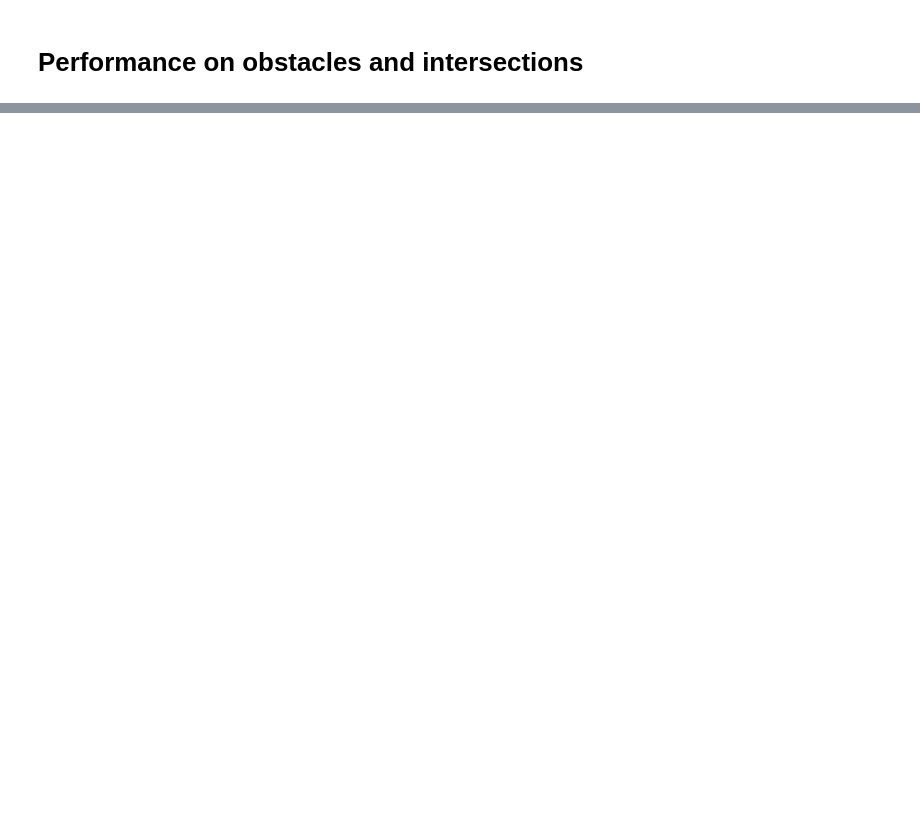
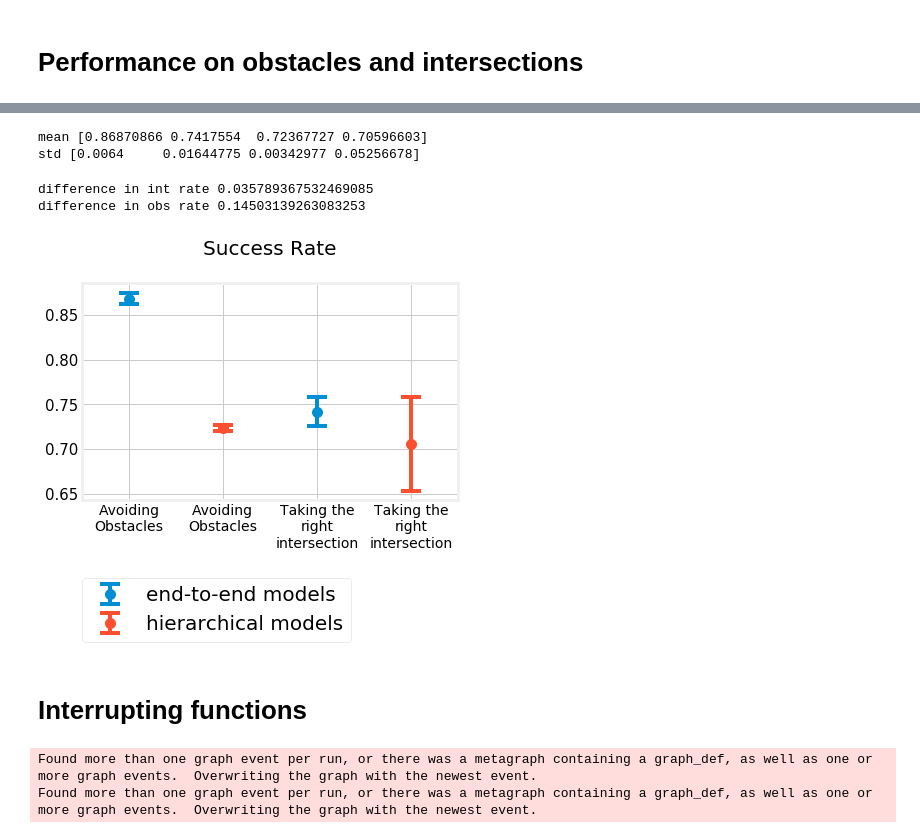
Before and after one commit to NotAnyMike/HRL, a Jupyter notebook: notebooks/Plots.ipynb, the cells around one changed output, grey strips where cells are left out. Drawn from its saved outputs; the diff is of its cells as text; code cells hidden in the pictures; blank space fills up the shorter version.

```diff
--- a/notebooks/Plots.ipynb
+++ b/notebooks/Plots.ipynb
@@ -899,0 +915,34 @@ NameError: name 'h_int_r' is not defined
+# %%
+mean  = np.mean([n2n_obs_ratio,n2n_int_ratio,h_obs_ratio,h_int_ratio],axis=1)
+std   = np.std( [n2n_obs_ratio,n2n_int_ratio,h_obs_ratio,h_int_ratio],axis=1)
+print("mean",mean)
+print("std", std)
+# %% [output]
+mean [0.86870866 0.7417554  0.72367727 0.70596603]
+std [0.0064     0.01644775 0.00342977 0.05256678]
+# %%
+print("difference in int rate",mean[1]-mean[3])
+print("difference in obs rate",mean[0]-mean[2])
+# %% [output]
+difference in int rate 0.035789367532469085
+difference in obs rate 0.14503139263083253
+# %%
+plt.errorbar([0,2],mean[0:2],std[0:2],linestyle='None',marker='o',label="end-to-end models",capsize=10,capthick=4,markersize=10)
+plt.errorbar([1,3],mean[2:], std[2:], linestyle='None',marker='o',label="hierarchical models",capsize=10,capthick=4,markersize=10)
+plt.legend(fontsize=20,loc=[0,-0.65])
+plt.xticks([0,1,2,3],["Avoiding\nObstacles","Avoiding\nObstacles","Taking the\nright\nintersection","Taking the\nright\nintersection"],fontsize=14)
+plt.title("Success Rate\n", fontsize=20)
+plt.xlim(-0.5,3.5)
+plt.savefig("plots/Success_rate.pdf",bbox_inches="tight", pad_inches=0)
+# %% [output]
+[figure, added]
+# %% [markdown]
+# Interrupting functions
+# %%
+interrupting = load_scalars("../experiments/231_Nav_interrupting_test/logs/PPO2_1/")
+control      = load_scalars("../experiments/232_Nav_not_interrupting_control/logs/PPO2_1/")
+interrupting_actions = load_hist("../experiments/231_Nav_interrupting_test/logs/extra/events.out.tfevents.1564610635.61cc39043b23","actions")
+control_actions      = load_hist("../experiments/232_Nav_not_interrupting_control/logs/extra/events.out.tfevents.1564611175.40f3e8a60578","actions")
+# %% [output]
+Found more than one graph event per run, or there was a metagraph containing a graph_def, as well as one or more graph events.  Overwriting the graph with the newest event.
+Found more than one graph event per run, or there was a metagraph containing a graph_def, as well as one or more graph events.  Overwriting the graph with the newest event.
```
Also changed, not shown: parts of 19 cells of this notebook, 7 other files.
